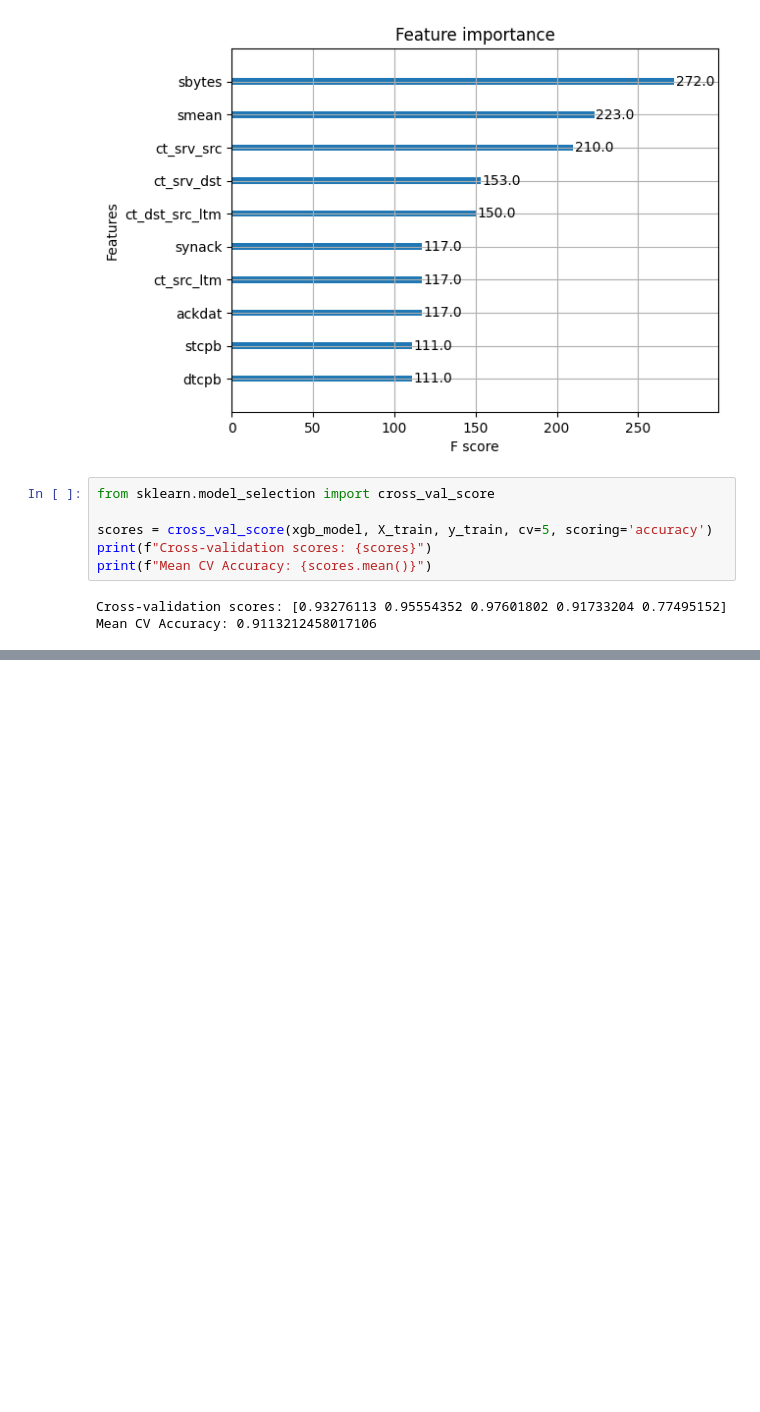
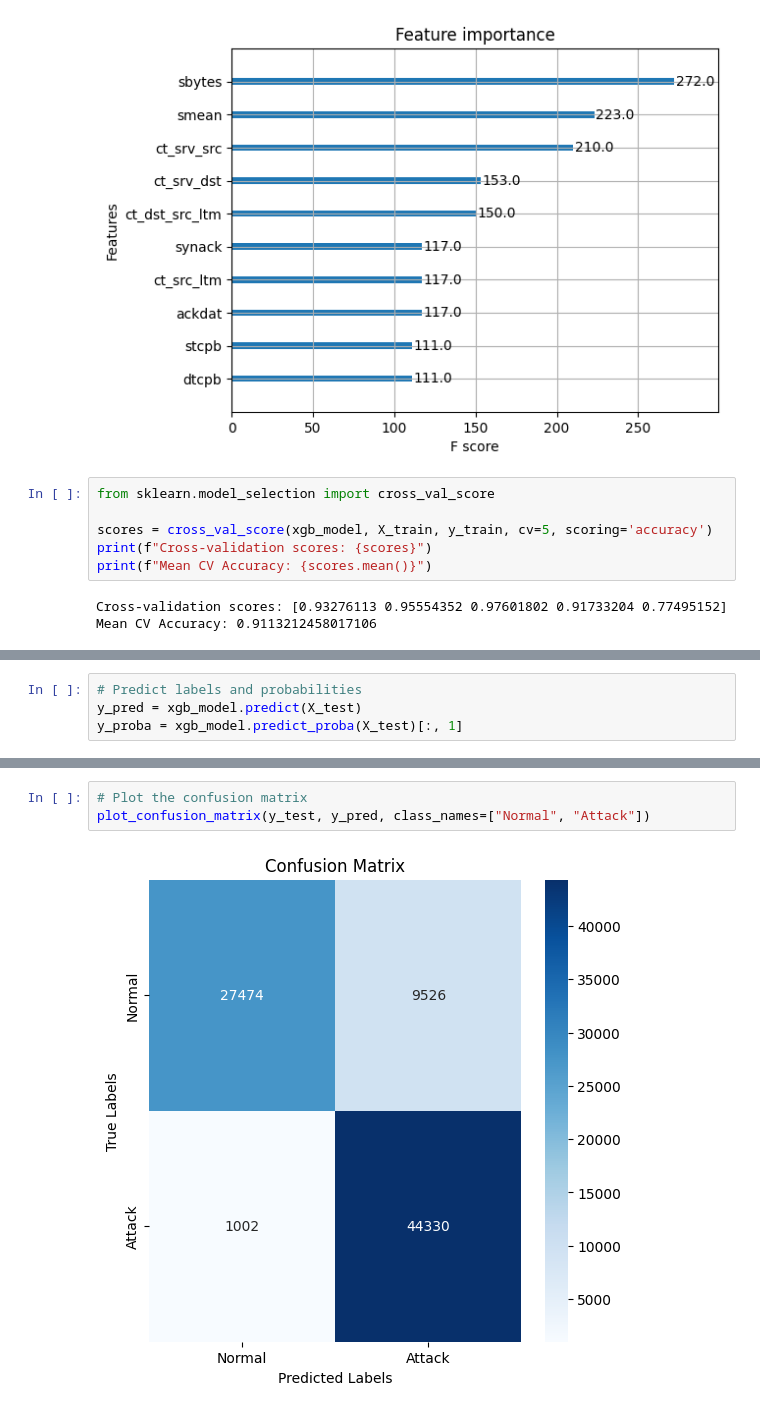
Before and after one commit to otuemre/vigiNIDS, a Jupyter notebook: src/notebooks/04_Modeling.ipynb, the cells around one changed output, grey strips where cells are left out. Cells and saved outputs as stored; diff of their text form; blank space fills up the shorter version.

```diff
--- a/src/notebooks/04_Modeling.ipynb
+++ b/src/notebooks/04_Modeling.ipynb
@@ -160,0 +177,4 @@ Mean CV Accuracy: 0.9113212458017106
+# %%
+# Predict labels and probabilities
+y_pred = xgb_model.predict(X_test)
+y_proba = xgb_model.predict_proba(X_test)[:, 1]
@@ -160,0 +194,5 @@ Mean CV Accuracy: 0.9113212458017106
+# %%
+# Plot the confusion matrix
+plot_confusion_matrix(y_test, y_pred, class_names=["Normal", "Attack"])
+# %% [output]
+[figure, added]
```
Also changed, not shown: parts of 4 cells of this notebook, 3 other files.
